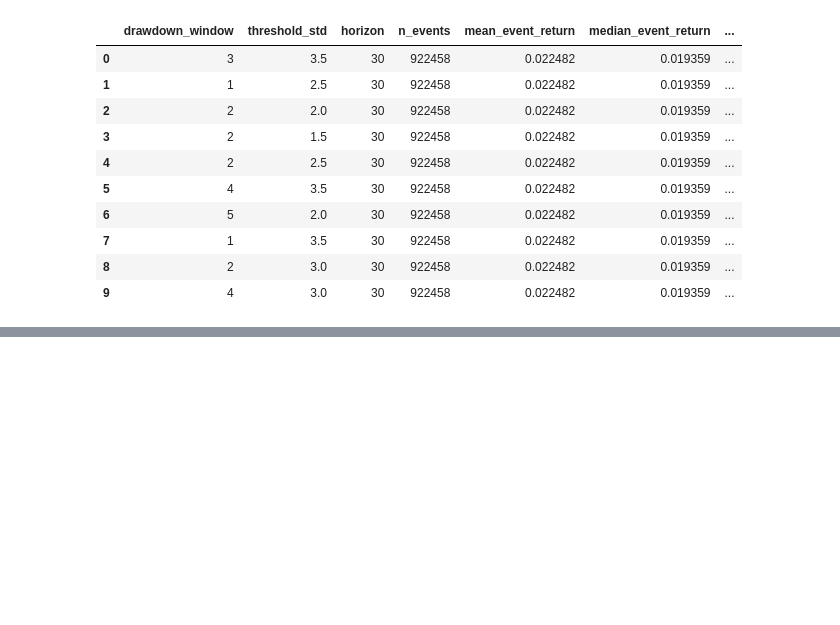
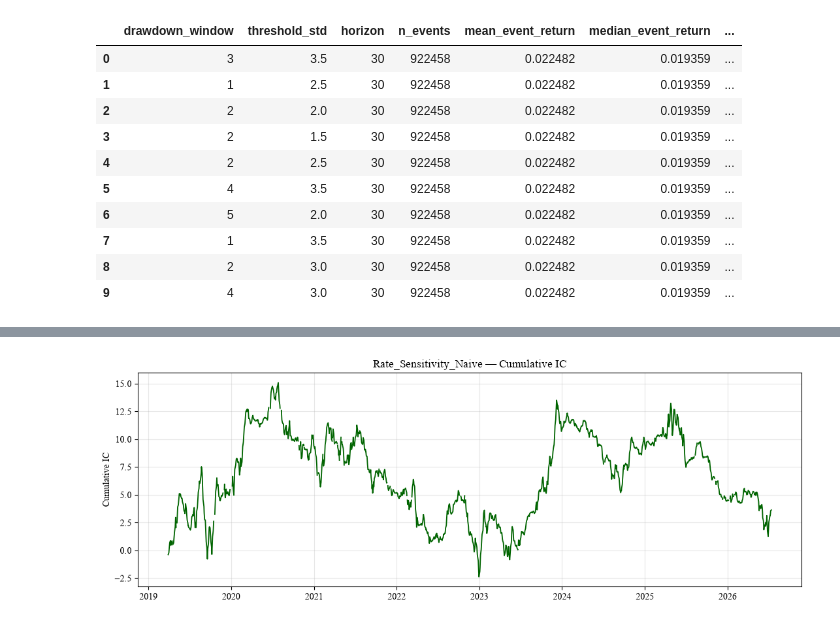
Before and after one commit to pgrajzl/alpha-signal-research, a Jupyter notebook: notebooks/alpha_research.ipynb, the cells around one changed output, grey strips where cells are left out. Drawn from its saved outputs; the diff is of its cells as text; code cells hidden in the pictures; blank space fills up the shorter version.

```diff
--- a/notebooks/alpha_research.ipynb
+++ b/notebooks/alpha_research.ipynb
@@ -818,0 +991,4 @@ Best combination is: drawdown_window=3, threshold_std=3.5, horizon=30, excess_re
+# %%
+plot_cumulative_ic(rate_ic_series, "Rate_Sensitivity_Naive")
+# %% [output]
+[figure, added]
```
Also changed, not shown: parts of 18 cells of this notebook, 9 other files.
